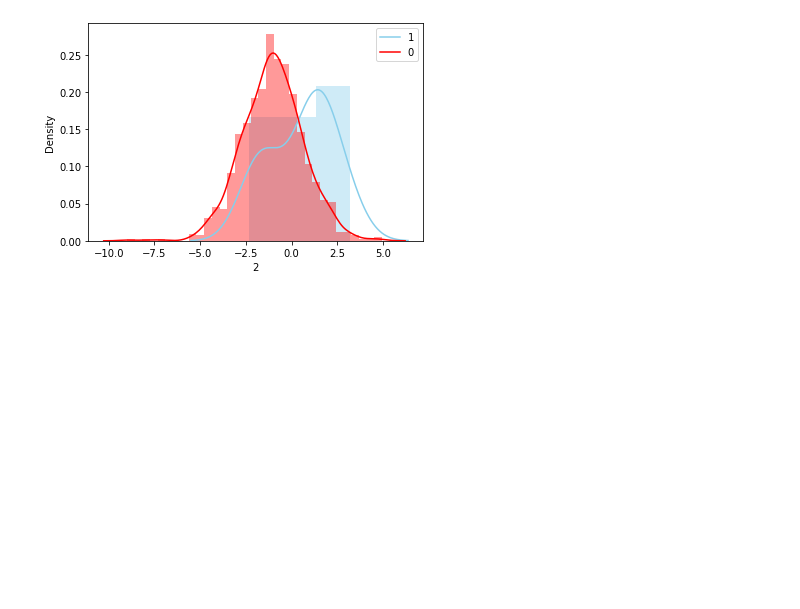
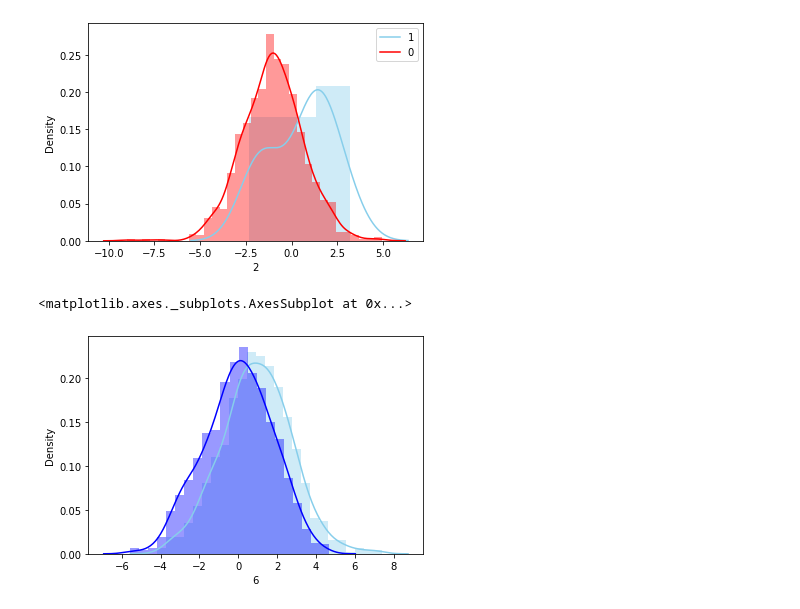
Before and after one commit to Kyungmin-Yu/BTC_prediction, a Jupyter notebook: vis_test.ipynb, the cells around one changed output. Cells and saved outputs as stored; diff of their text form; code cells hidden in the pictures; blank space fills up the shorter version.

```diff
--- a/vis_test.ipynb
+++ b/vis_test.ipynb
@@ -4,3 +4,10 @@
 import pandas as pd
 import numpy as np
 import random
+# %%
+from sklearn.datasets import make_classification
+X,y = make_classification(n_samples=1000, n_features=20, n_informative=8,n_redundant=2 ,n_repeated=0, n_classes=2, class_sep=1.0, hypercube=True,scale=1.0, shuffle=False, random_state=None, weights= [0.99, 0.01])
+df = pd.concat([pd.DataFrame(y, columns=["y"]),pd.DataFrame(X),pd.DataFrame({"cat":random.choices([0,1,2], k=1000, weights= [0.3, 0.6, 0.1])})], axis=1)
+# %%
+df['poli_no'] = [random.randrange(10,100) for i in range(1000)]
+df['ym']=random.choices(['202103','202104','202105','202106','202107','202108'],k=1000)
@@ -59,5 +45,3 @@ X,y = make_classification(n_samples=1000, n_features=20, n_informative=8,n_redun
-# %%
-df = pd.concat([pd.DataFrame(y, columns=["y"]),pd.DataFrame(X),pd.DataFrame({"cat":random.choices([0,1], k=1000, weights= [0.3, 0.7])})], axis=1)
 # %%
 df.quantile([.25, .75], axis=0)
 # %% [output]
@@ -111,3 +95,14 @@ plt.legend(labels=['1', '0'])
 # %% [output]
 <matplotlib.legend.Legend at 0x...>
 [figure]
+# %%
+import matplotlib.pyplot as plt
+import seaborn as sns
+sns.distplot(df[3], color="skyblue", label="3")
+sns.distplot(df[6], color="blue", label="6")
+
+#sns.distplot(df[df.y=='0'][2], color="red", label="0")
+#plt.legend(labels=['1', '0'])
+# %% [output]
+<matplotlib.axes._subplots.AxesSubplot at 0x...>
+[figure, added]
```
Also changed, not shown: parts of 21 cells of this notebook.
